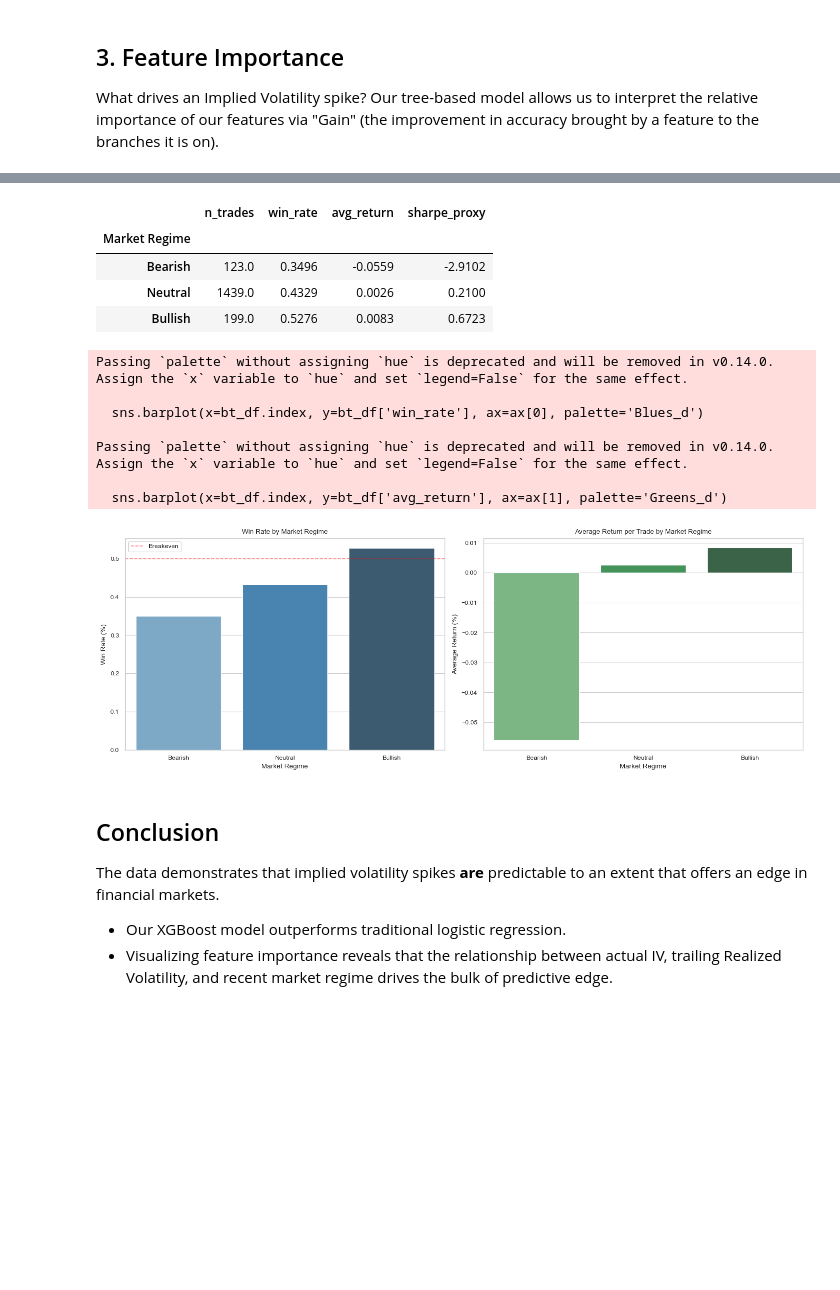
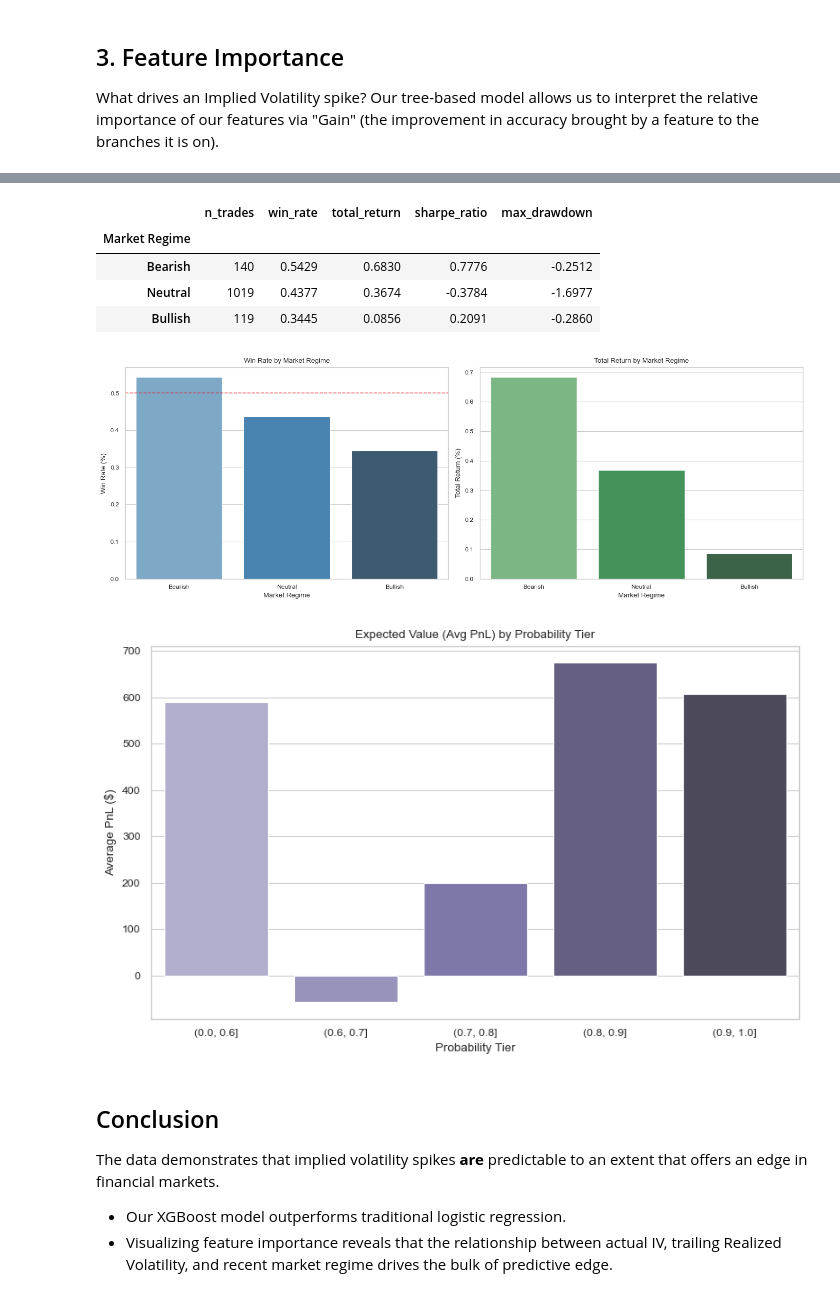
Before and after one commit to Ad1tyaRavi/iv-xgb, a Jupyter notebook: notebooks/IV_Spike_Predictor_Analysis.ipynb, the cells around one changed output, grey strips where cells are left out. Saved outputs shown, nothing was run; the diff lists cells and outputs as text; code cells hidden in the pictures; blank space fills up the shorter version.

```diff
--- a/notebooks/IV_Spike_Predictor_Analysis.ipynb
+++ b/notebooks/IV_Spike_Predictor_Analysis.ipynb
@@ -115,46 +114,69 @@ A machine learning model is only as good as its economic reality. Here we simula
 # %%
 
 with open('../outputs/backtest_summary.json', 'r') as f:
     bt = json.load(f)
 
-# Focus on XGBoost (Threshold = 0.5 for robust number of trades)
-xgb_bt = bt['xgb_0.5']
-bt_df = pd.DataFrame(xgb_bt).T
-bt_df.index = bt_df.index.map({'-1': 'Bearish', '0': 'Neutral', '1': 'Bullish'})
-bt_df.index.name = 'Market Regime'
+# Focus on XGBoost Optimal Threshold
+xgb_bt = bt['xgb_optimal']
 
+summary_records = []
+tiers_records = []
+for regime, metrics in xgb_bt.items():
+    regime_name = {'-1': 'Bearish', '0': 'Neutral', '1': 'Bullish'}.get(regime, regime)
+    summary_records.append({
+        'Market Regime': regime_name,
+        'n_trades': metrics['n_trades'],
+        'win_rate': metrics['win_rate'],
+        'total_return': metrics['total_return'],
+        'sharpe_ratio': metrics['sharpe_ratio'],
+        'max_drawdown': metrics['max_drawdown']
+    })
+    for tier, t_metrics in metrics.get('probability_tiers', {}).items():
+        tiers_records.append({
+            'Market Regime': regime_name,
+            'Probability Tier': tier,
+            'n_trades': t_metrics['n_trades'],
+            'win_rate': t_metrics['win_rate'],
+            'avg_pnl': t_metrics['avg_pnl'],
+            'avg_return': t_metrics['avg_return']
+        })
+
+bt_df = pd.DataFrame(summary_records).set_index('Market Regime')
 display(bt_df.round(4))
 
 fig, ax = plt.subplots(1, 2, figsize=(14, 5))
 
-# Win Rate
-sns.barplot(x=bt_df.index, y=bt_df['win_rate'], ax=ax[0], palette='Blues_d')
+sns.barplot(x=bt_df.index, y=bt_df['win_rate'], ax=ax[0], hue=bt_df.index, legend=False, palette='Blues_d')
 ax[0].set_title('Win Rate by Market Regime')
 ax[0].set_ylabel('Win Rate (%)')
-ax[0].axhline(0.5, color='red', linestyle='--', alpha=0.5, label='Breakeven')
-ax[0].legend()
+ax[0].axhline(0.5, color='red', linestyle='--', alpha=0.5)
 
-# Average Return
-sns.barplot(x=bt_df.index, y=bt_df['avg_return'], ax=ax[1], palette='Greens_d')
-ax[1].set_title('Average Return per Trade by Market Regime')
-ax[1].set_ylabel('Average Return (%)')
+sns.barplot(x=bt_df.index, y=bt_df['total_return'], ax=ax[1], hue=bt_df.index, legend=False, palette='Greens_d')
+ax[1].set_title('Total Return by Market Regime')
+ax[1].set_ylabel('Total Return (%)')
 
 plt.tight_layout()
 plt.show()
+
+if tiers_records:
+    tiers_df = pd.DataFrame(tiers_records)
+    overall_tiers = tiers_df.groupby('Probability Tier', observed=True)[['n_trades', 'avg_pnl', 'avg_return']].mean().reset_index()
+    overall_tiers = overall_tiers[overall_tiers['n_trades'] > 0]
+
+    plt.figure(figsize=(8, 5))
+    sns.barplot(x='Probability Tier', y='avg_pnl', data=overall_tiers, hue='Probability Tier', legend=False, palette='Purples_d')
+    plt.title('Expected Value (Avg PnL) by Probability Tier')
+    plt.ylabel('Average PnL ($)')
+    plt.tight_layout()
+    plt.show()
 # %% [output]
-|  | n_trades | win_rate | avg_return | sharpe_proxy |
-| Market Regime |  |  |  |  |
-| Bearish | 123.0 | 0.3496 | -0.0559 | -2.9102 |
-| Neutral | 1439.0 | 0.4329 | 0.0026 | 0.2100 |
-| Bullish | 199.0 | 0.5276 | 0.0083 | 0.6723 |
+|  | n_trades | win_rate | total_return | sharpe_ratio | max_drawdown |
+| Market Regime |  |  |  |  |  |
+| Bearish | 140 | 0.5429 | 0.6830 | 0.7776 | -0.2512 |
+| Neutral | 1019 | 0.4377 | 0.3674 | -0.3784 | -1.6977 |
+| Bullish | 119 | 0.3445 | 0.0856 | 0.2091 | -0.2860 |
-Passing `palette` without assigning `hue` is deprecated and will be removed in v0.14.0. Assign the `x` variable to `hue` and set `legend=False` for the same effect.
-
-  sns.barplot(x=bt_df.index, y=bt_df['win_rate'], ax=ax[0], palette='Blues_d')
-
-Passing `palette` without assigning `hue` is deprecated and will be removed in v0.14.0. Assign the `x` variable to `hue` and set `legend=False` for the same effect.
-
-  sns.barplot(x=bt_df.index, y=bt_df['avg_return'], ax=ax[1], palette='Greens_d')
-[figure, old version]
+[figure, new version]
+[figure, added]
 # %% [markdown]
 
 ## Conclusion
```
Also changed, not shown: parts of 5 cells of this notebook, 3 other files.
